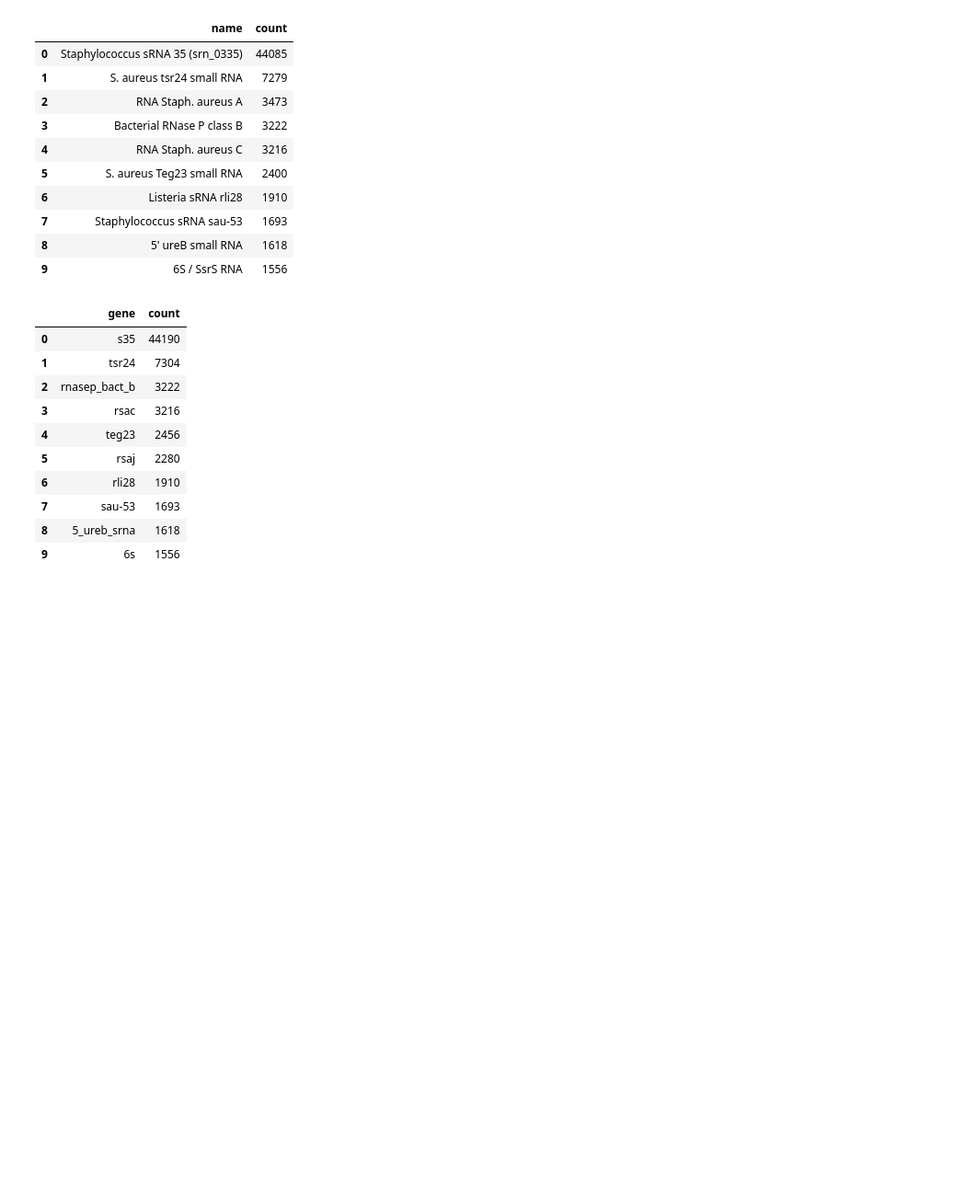
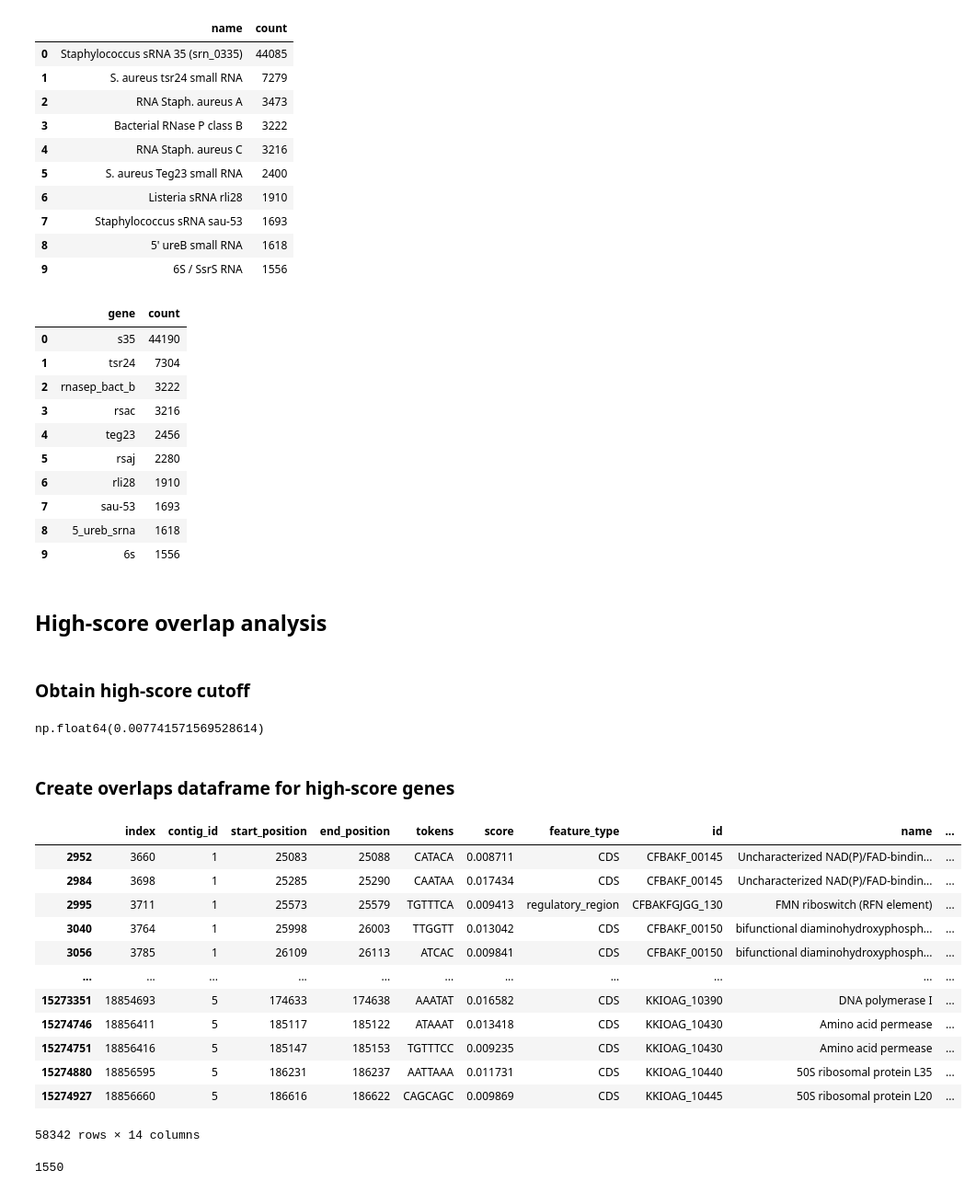
Before and after one commit to ryashpal/alfred-data-analysis, a Jupyter notebook: notebooks/genome_nlp_tokens/annotation_overlap_analysis/token_annotation_overlaps_saur.ipynb, the cells around one changed output. Shown at 92% size. Cells and saved outputs as stored; diff of their text form; code cells hidden in the pictures; blank space fills up the shorter version.

```diff
--- a/notebooks/genome_nlp_tokens/token_annotation_overlaps_saur.ipynb
+++ b/notebooks/genome_nlp_tokens/annotation_overlap_analysis/token_annotation_overlaps_saur.ipynb
@@ -278,3 +280,35 @@ overlappingDf[overlappingDf.feature_type == 'ncRNA'].gene.value_counts().reset_i
 | 7 | sau-53 | 1693 |
 | 8 | 5_ureb_srna | 1618 |
 | 9 | 6s | 1556 |
+# %% [markdown]
+## High-score overlap analysis
+# %% [markdown]
+### Obtain high-score cutoff
+# %%
+highscoreCutoff = overlappingDf.score.mean() + 2 * overlappingDf.score.std()
+highscoreCutoff
+# %% [output]
+np.float64(0.007741571569528614)
+# %% [markdown]
+### Create overlaps dataframe for high-score genes
+# %%
+highscoreOverlappingDf = overlappingDf[overlappingDf.score > highscoreCutoff]
+highscoreOverlappingDf
+# %% [output]
+|  | index | contig_id | start_position | end_position | tokens | score | feature_type | id | name | ... |
+| 2952 | 3660 | 1 | 25083 | 25088 | CATACA | 0.008711 | CDS | CFBAKF_00145 | Uncharacterized NAD(P)/FAD-bindin... | ... |
+| 2984 | 3698 | 1 | 25285 | 25290 | CAATAA | 0.017434 | CDS | CFBAKF_00145 | Uncharacterized NAD(P)/FAD-bindin... | ... |
+| 2995 | 3711 | 1 | 25573 | 25579 | TGTTTCA | 0.009413 | regulatory_region | CFBAKFGJGG_130 | FMN riboswitch (RFN element) | ... |
+| 3040 | 3764 | 1 | 25998 | 26003 | TTGGTT | 0.013042 | CDS | CFBAKF_00150 | bifunctional diaminohydroxyphosph... | ... |
+| 3056 | 3785 | 1 | 26109 | 26113 | ATCAC | 0.009841 | CDS | CFBAKF_00150 | bifunctional diaminohydroxyphosph... | ... |
+| ... | ... | ... | ... | ... | ... | ... | ... | ... | ... | ... |
+| 15273351 | 18854693 | 5 | 174633 | 174638 | AAATAT | 0.016582 | CDS | KKIOAG_10390 | DNA polymerase I | ... |
+| 15274746 | 18856411 | 5 | 185117 | 185122 | ATAAAT | 0.013418 | CDS | KKIOAG_10430 | Amino acid permease | ... |
+| 15274751 | 18856416 | 5 | 185147 | 185153 | TGTTTCC | 0.009235 | CDS | KKIOAG_10430 | Amino acid permease | ... |
+| 15274880 | 18856595 | 5 | 186231 | 186237 | AATTAAA | 0.011731 | CDS | KKIOAG_10440 | 50S ribosomal protein L35 | ... |
+| 15274927 | 18856660 | 5 | 186616 | 186622 | CAGCAGC | 0.009869 | CDS | KKIOAG_10445 | 50S ribosomal protein L20 | ... |
+58342 rows × 14 columns
+# %%
+len(highscoreOverlappingDf[highscoreOverlappingDf.feature_type == 'CDS'].gene.unique())
+# %% [output]
+1550
```
Also changed, not shown: parts of 16 cells of this notebook.
